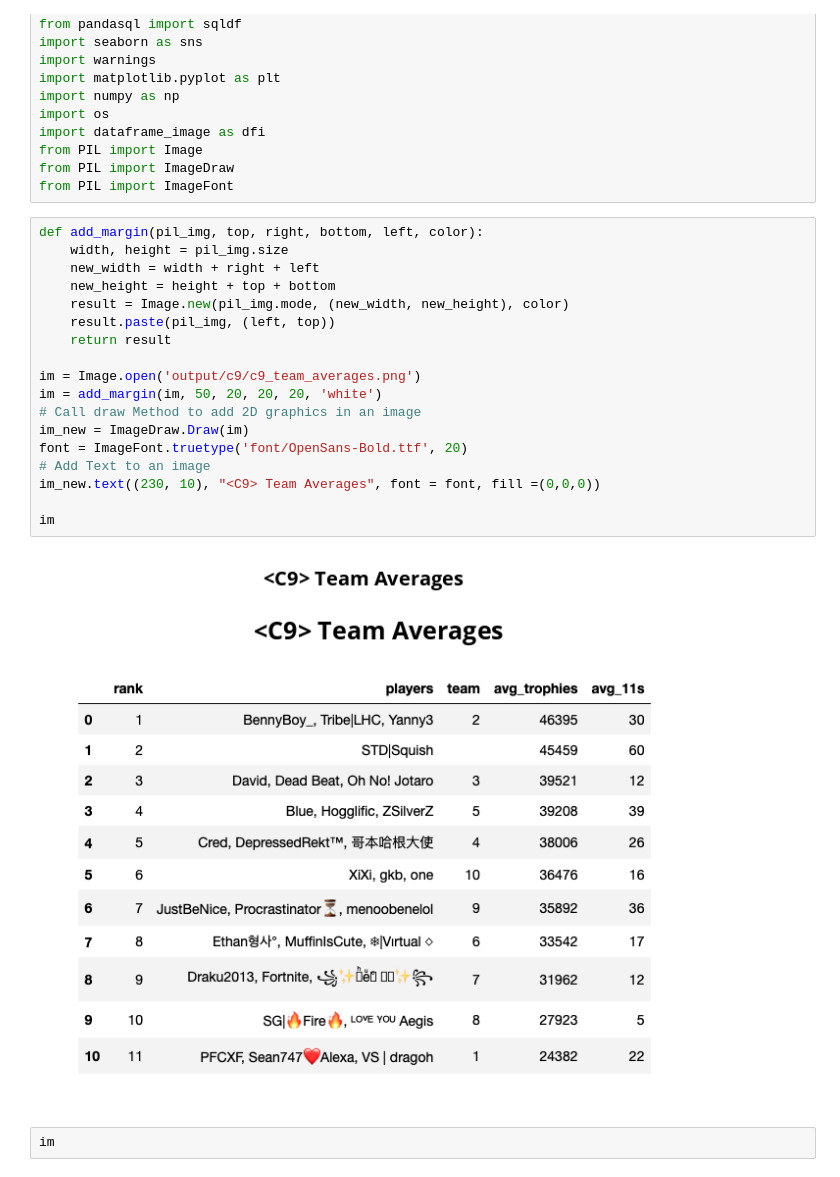
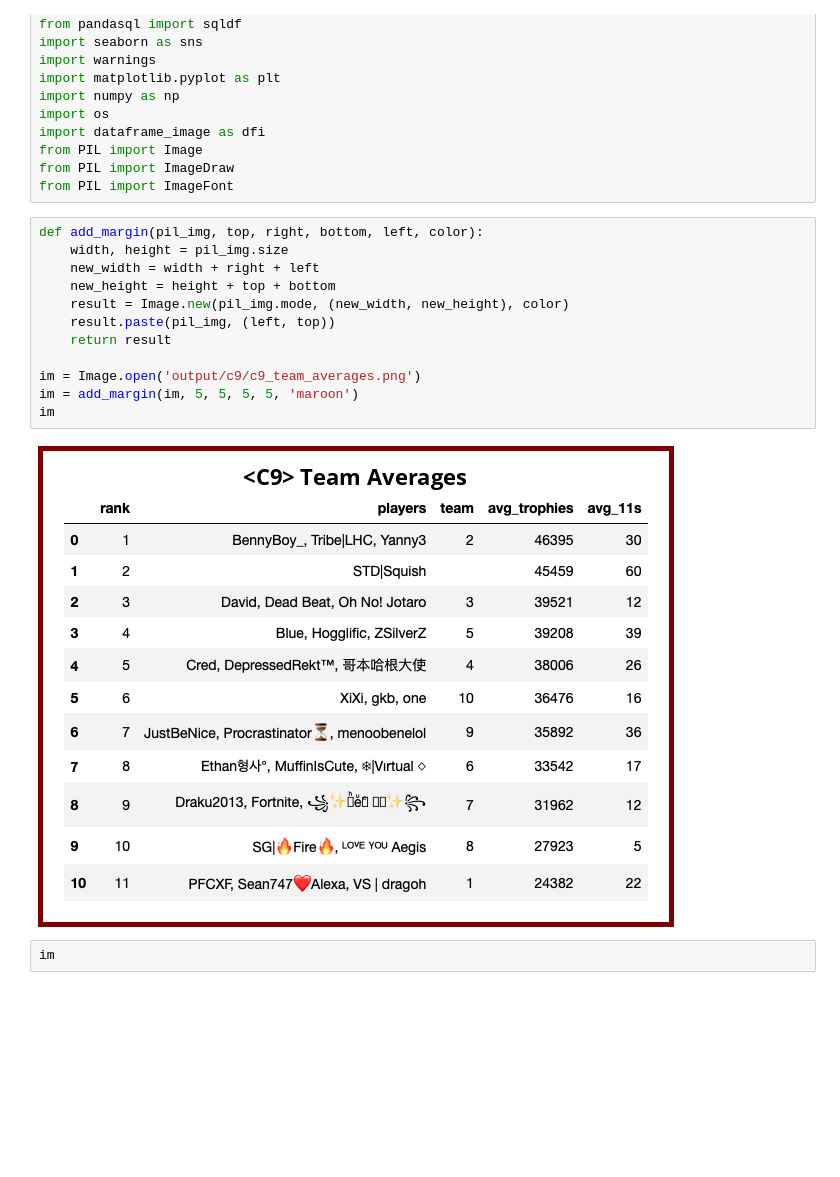
Before and after one commit to nicholas-wan/brawlstars, a Jupyter notebook: image test.ipynb, the cells around one changed output. Cells and saved outputs as stored; diff of their text form; blank space fills up the shorter version.

```diff
--- a/image test.ipynb
+++ b/image test.ipynb
@@ -20,23 +20,17 @@ from PIL import ImageFont
 # %%
 def add_margin(pil_img, top, right, bottom, left, color):
     width, height = pil_img.size
     new_width = width + right + left
     new_height = height + top + bottom
     result = Image.new(pil_img.mode, (new_width, new_height), color)
     result.paste(pil_img, (left, top))
     return result
 
 im = Image.open('output/c9/c9_team_averages.png')
-im = add_margin(im, 50, 20, 20, 20, 'white')
-# Call draw Method to add 2D graphics in an image
-im_new = ImageDraw.Draw(im)
-font = ImageFont.truetype('font/OpenSans-Bold.ttf', 20)
-# Add Text to an image
-im_new.text((230, 10), "<C9> Team Averages", font = font, fill =(0,0,0))
-
+im = add_margin(im, 5, 5, 5, 5, 'maroon')
 im
 # %% [output]
-[figure, old version]
+[figure, new version]
 # %%
 im
 # %% [output]
```
Also changed, not shown: 9 other files.
